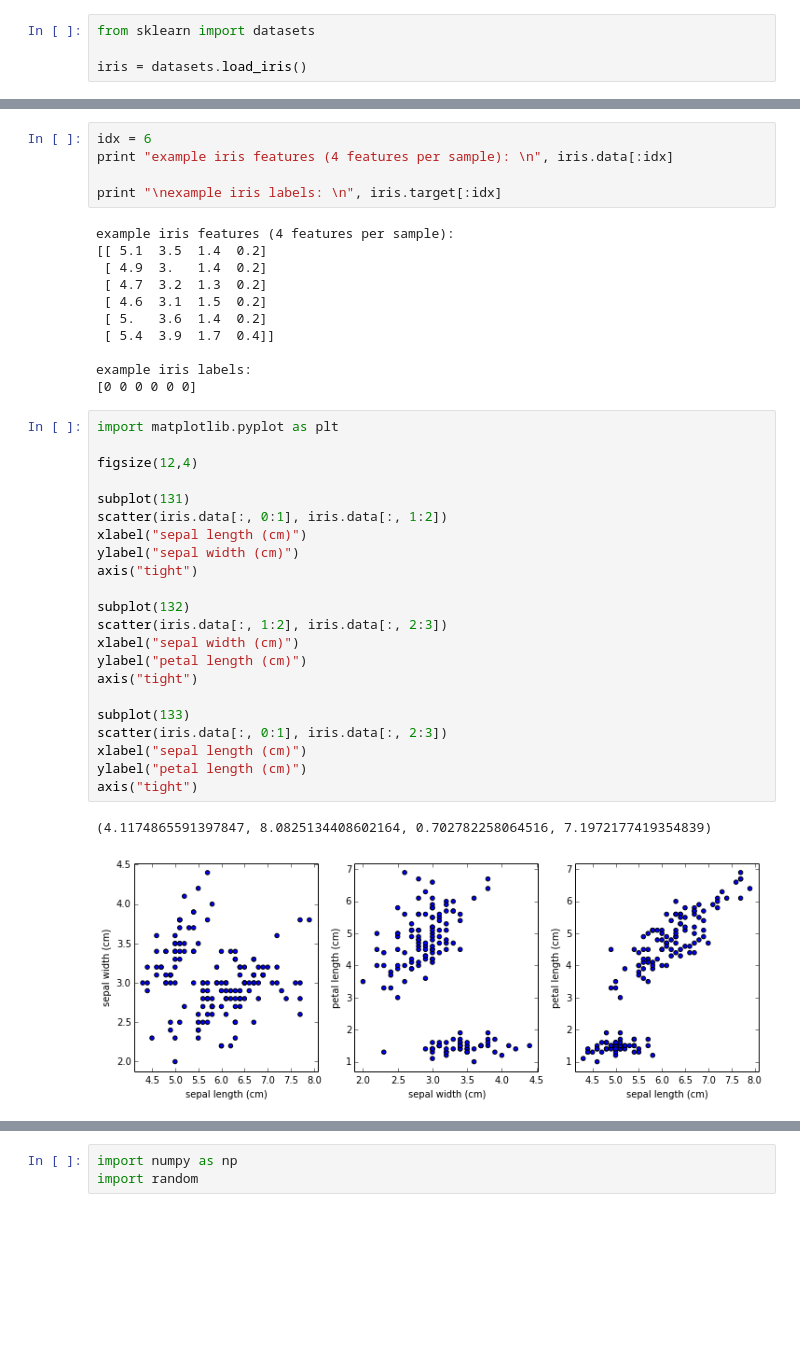
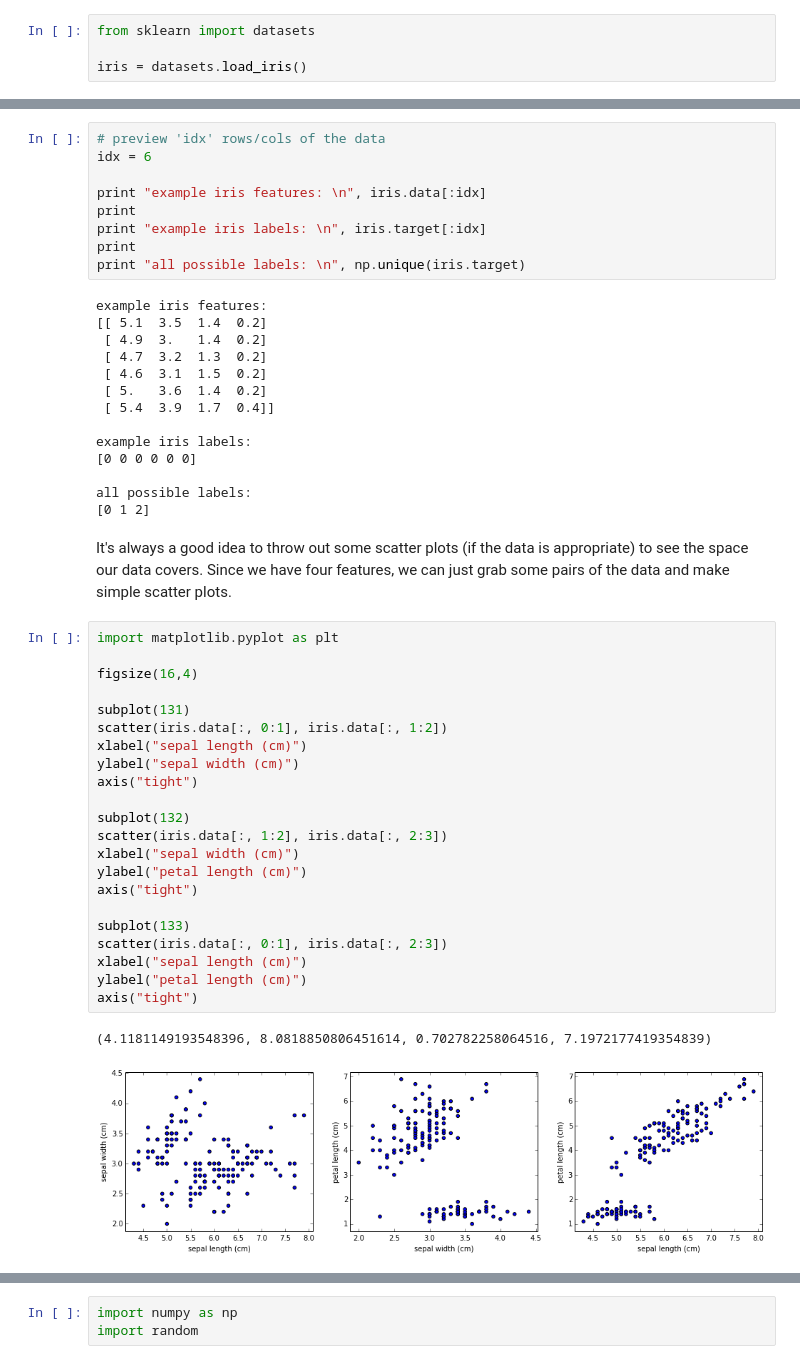
Before and after one commit to DrSkippy/Data-Science-45min-Intros, a Jupyter notebook: sklearn-101/sklearn-101.ipynb, the cells around one changed output, grey strips where cells are left out. Cells and saved outputs as stored; diff of their text form; blank space fills up the shorter version.

Commit message:
much friendlier to read now... add actual words instead of just code

```diff
--- a/sklearn-101/sklearn-101.ipynb
+++ b/sklearn-101/sklearn-101.ipynb
@@ -64,10 +51,14 @@ inspect the data
 # %%
+# preview 'idx' rows/cols of the data
 idx = 6
-print "example iris features (4 features per sample): \n", iris.data[:idx]
 
-print "\nexample iris labels: \n", iris.target[:idx]
+print "example iris features: \n", iris.data[:idx]
+print
+print "example iris labels: \n", iris.target[:idx]
+print
+print "all possible labels: \n", np.unique(iris.target)
 # %% [output]
-example iris features (4 features per sample):
+example iris features:
 [[ 5.1  3.5  1.4  0.2]
  [ 4.9  3.   1.4  0.2]
  [ 4.7  3.2  1.3  0.2]
@@ -77,28 +68,33 @@ example iris features (4 features per sample):
 
 example iris labels:
 [0 0 0 0 0 0]
+
+all possible labels:
+[0 1 2]
+# %% [markdown]
+It's always a good idea to throw out some scatter plots (if the data is appropriate) to see the space our data covers. Since we have four features, we can just grab some pairs of the data and make simple scatter plots.
 # %%
 import matplotlib.pyplot as plt
 
-figsize(12,4)
+figsize(16,4)
 
 subplot(131)
 scatter(iris.data[:, 0:1], iris.data[:, 1:2])
 xlabel("sepal length (cm)")
 ylabel("sepal width (cm)")
 axis("tight")
 
 subplot(132)
 scatter(iris.data[:, 1:2], iris.data[:, 2:3])
 xlabel("sepal width (cm)")
 ylabel("petal length (cm)")
 axis("tight")
 
 subplot(133)
 scatter(iris.data[:, 0:1], iris.data[:, 2:3])
 xlabel("sepal length (cm)")
 ylabel("petal length (cm)")
 axis("tight")
 # %% [output]
-(4.1174865591397847, 8.0825134408602164, 0.702782258064516, 7.1972177419354839)
+(4.1181149193548396, 8.0818850806451614, 0.702782258064516, 7.1972177419354839)
-[figure, old version]
+[figure, new version]
```
Also changed, not shown: parts of 60 cells of this notebook, 2 other files.
